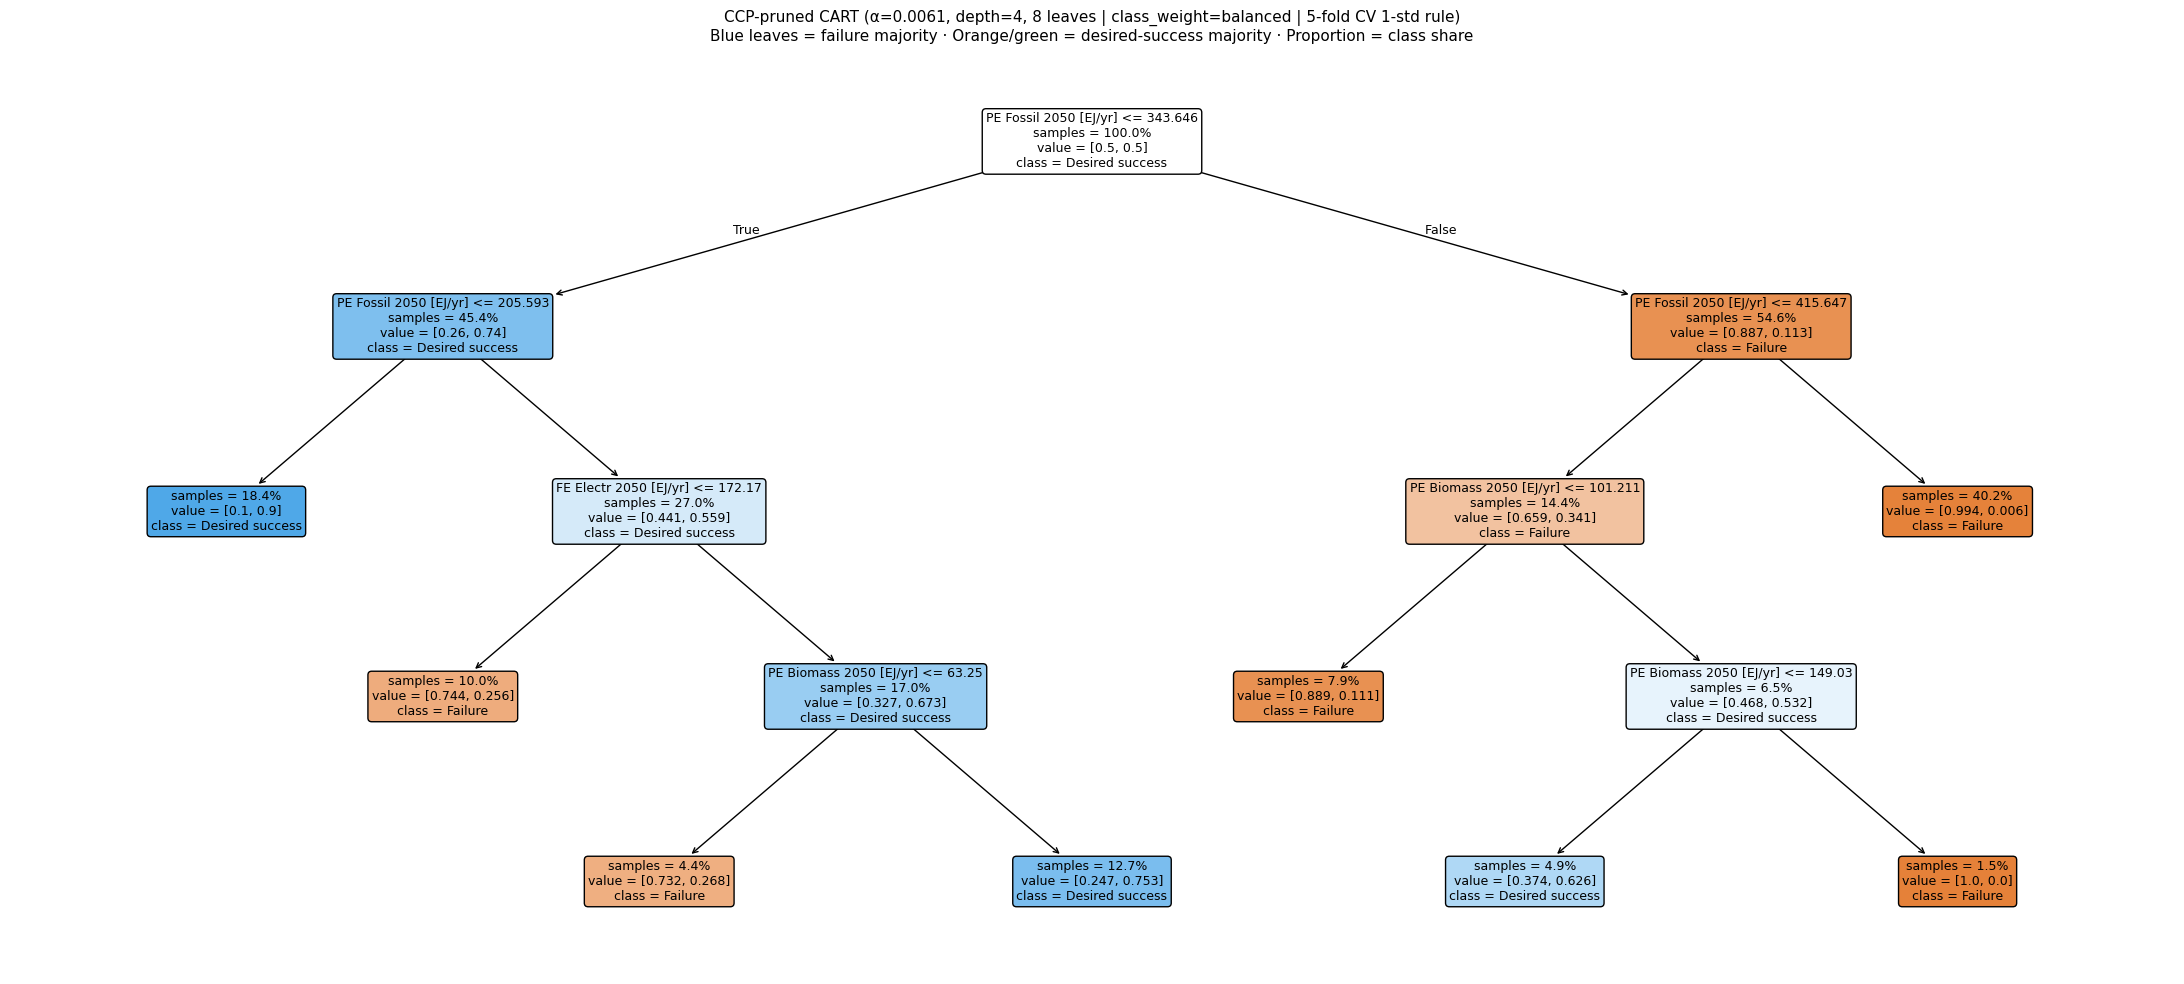
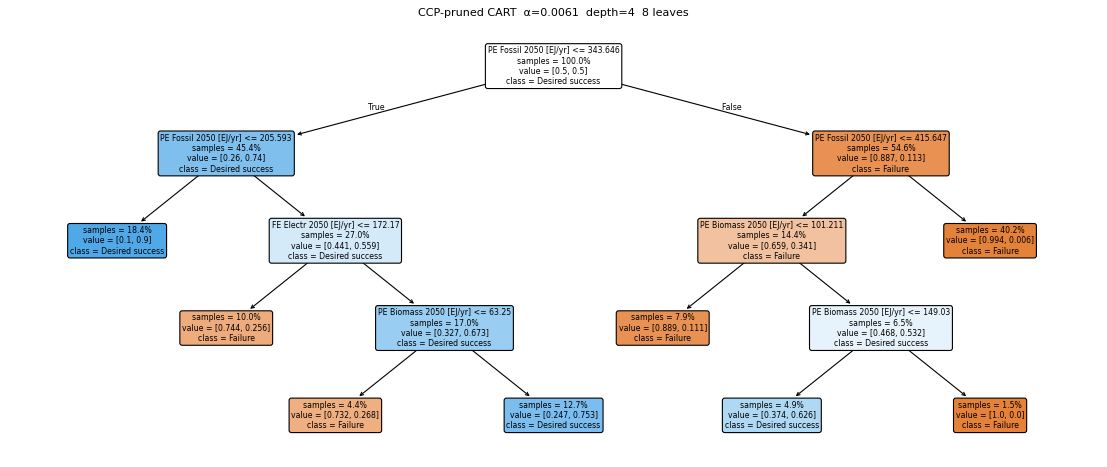
The change to this notebook cell's code, shown as a diff; its figure went from the first image to the second:
--- before
+++ after
@@ -24,5 +24,6 @@
 short_labels = [SHORT[f] for f in FACTORS]
 
-fig, ax = plt.subplots(figsize=(22, 10))
+# Save high-res PNG for the presentation
+fig_hires, ax_hires = plt.subplots(figsize=(22, 10))
 plot_tree(
     clf_pruned,
@@ -30,14 +31,30 @@
     class_names=['Failure', 'Desired success'],
     filled=True, impurity=False, proportion=True,
-    rounded=True, fontsize=9, ax=ax,
+    rounded=True, fontsize=9, ax=ax_hires,
+)
+ax_hires.set_title(
+    f'CCP-pruned CART (α={chosen_alpha:.4f}, depth={clf_pruned.get_depth()}, '
+    f'{clf_pruned.get_n_leaves()} leaves | class_weight=balanced | 5-fold CV 1-std rule)\n'
+    'Blue = failure majority · Orange/green = desired-success majority · Proportion = class share',
+    fontsize=11
+)
+fig_hires.savefig('fig2b_cart_pruned_tree.png', dpi=150, bbox_inches='tight')
+plt.close(fig_hires)
+print('fig2b saved to fig2b_cart_pruned_tree.png')
+
+# Smaller version for inline display
+fig, ax = plt.subplots(figsize=(14, 6), dpi=80)
+plot_tree(
+    clf_pruned,
+    feature_names=short_labels,
+    class_names=['Failure', 'Desired success'],
+    filled=True, impurity=False, proportion=True,
+    rounded=True, fontsize=7, ax=ax,
 )
 ax.set_title(
-    f'CCP-pruned CART (α={chosen_alpha:.4f}, depth={clf_pruned.get_depth()}, '
-    f'{clf_pruned.get_n_leaves()} leaves | class_weight=balanced | 5-fold CV 1-std rule)\n'
-    'Blue leaves = failure majority · Orange/green = desired-success majority · Proportion = class share',
-    fontsize=11
+    f'CCP-pruned CART  α={chosen_alpha:.4f}  depth={clf_pruned.get_depth()}  '
+    f'{clf_pruned.get_n_leaves()} leaves',
+    fontsize=10
 )
 plt.tight_layout()
-plt.savefig('fig2b_cart_pruned_tree.png')
 plt.show()
-print('fig2b saved')

Commit: nb08 fig2b: render inline at smaller size, save hi-res PNG separately